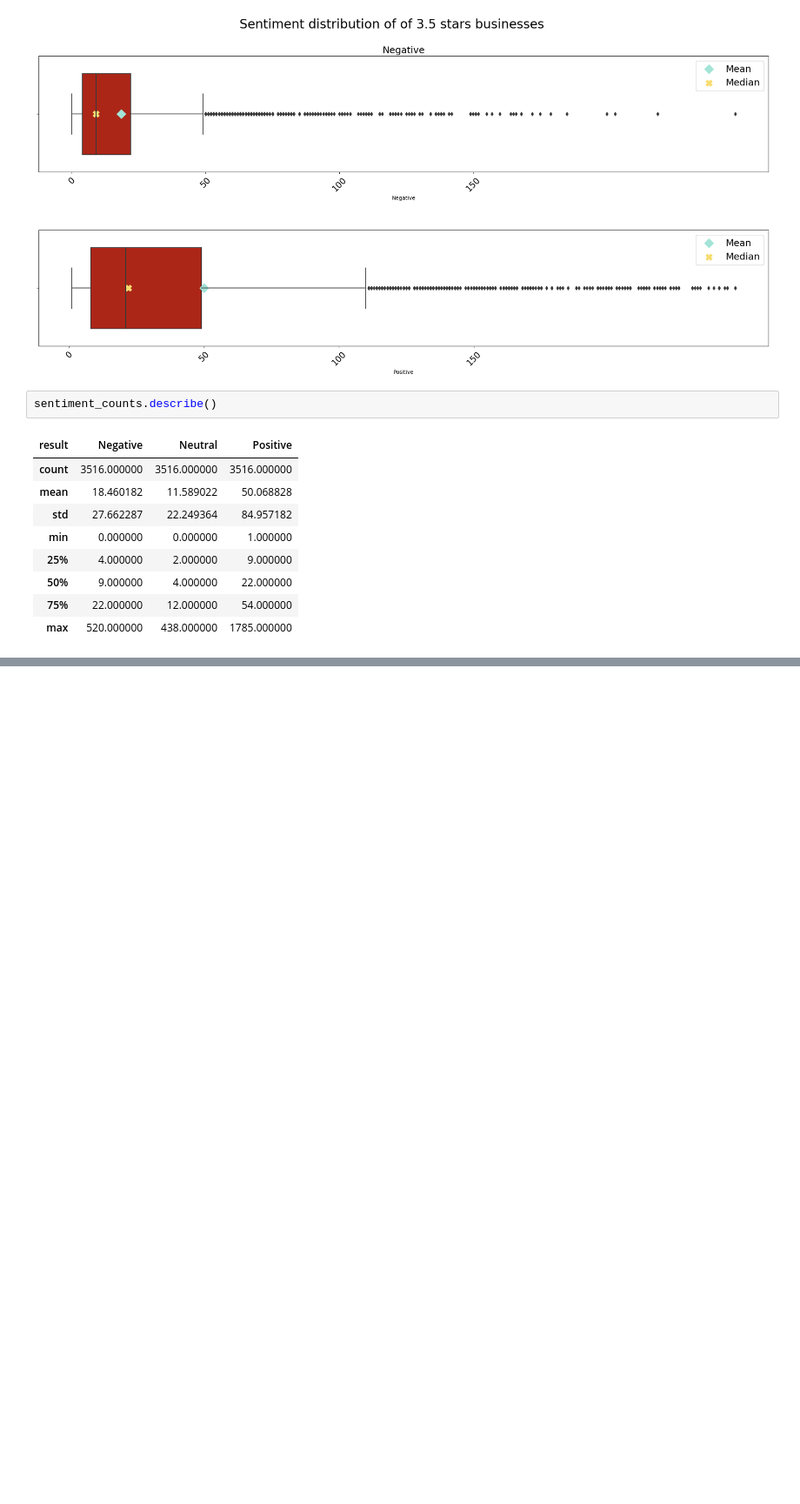
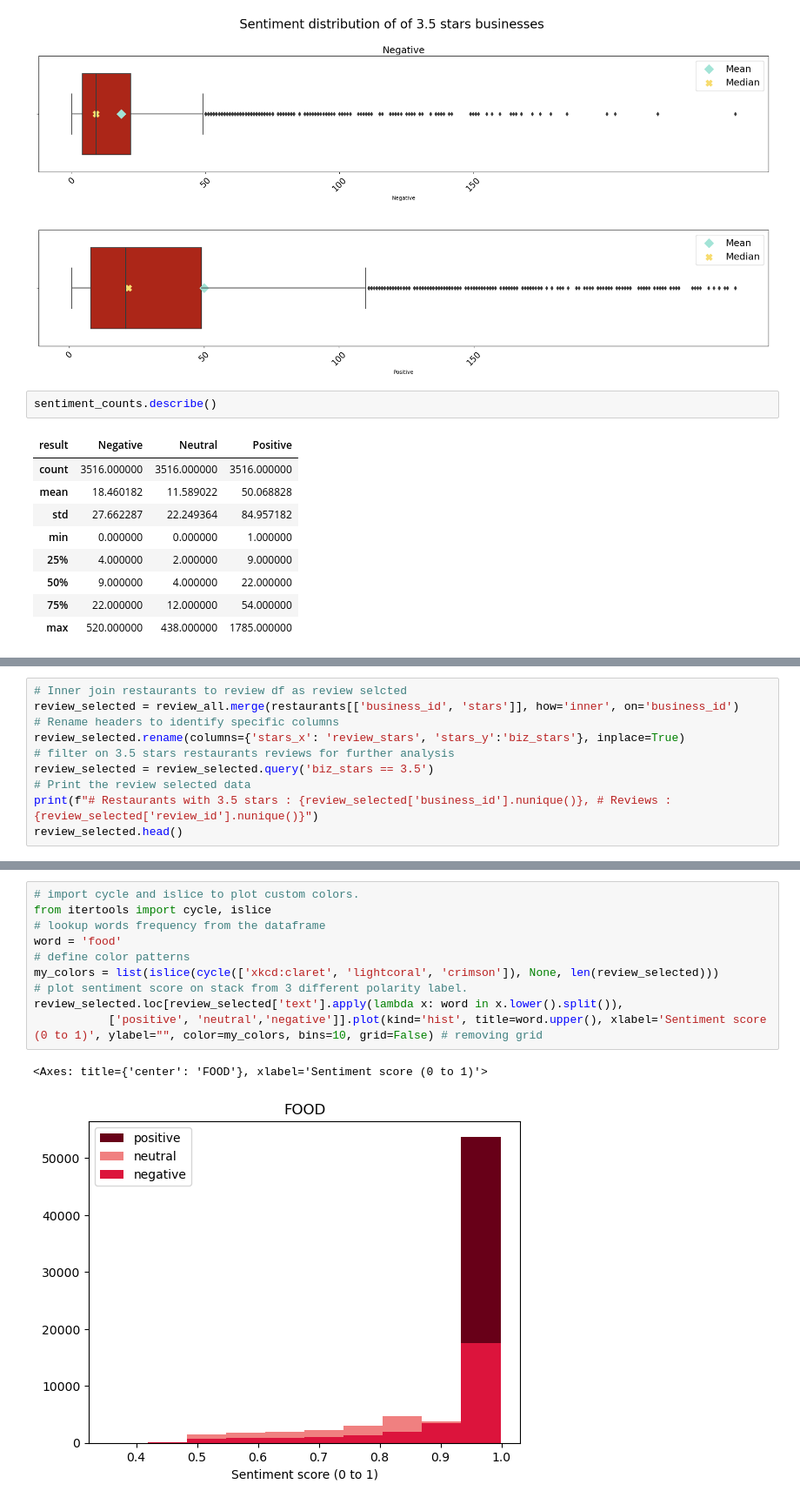
Before and after one commit to raska0010/listen-to-your-customers, a Jupyter notebook: EDA_yelp.ipynb, the cells around one changed output, grey strips where cells are left out. Shown: that part at 87% size. Drawn from its saved outputs; the diff is of its cells as text; blank space fills up the shorter version.

```diff
--- a/EDA_yelp.ipynb
+++ b/EDA_yelp.ipynb
@@ -131,0 +151,10 @@ sentiment_counts.describe()
+# %%
+# Inner join restaurants to review df as review selcted
+review_selected = review_all.merge(restaurants[['business_id', 'stars']], how='inner', on='business_id')
+# Rename headers to identify specific columns
+review_selected.rename(columns={'stars_x': 'review_stars', 'stars_y':'biz_stars'}, inplace=True)
+# filter on 3.5 stars restaurants reviews for further analysis
+review_selected = review_selected.query('biz_stars == 3.5')
+# Print the review selected data
+print(f"# Restaurants with 3.5 stars : {review_selected['business_id'].nunique()}, # Reviews : {review_selected['review_id'].nunique()}")
+review_selected.head()
@@ -131,0 +169,13 @@ sentiment_counts.describe()
+# %%
+# import cycle and islice to plot custom colors.
+from itertools import cycle, islice
+# lookup words frequency from the dataframe
+word = 'food'
+# define color patterns
+my_colors = list(islice(cycle(['xkcd:claret', 'lightcoral', 'crimson']), None, len(review_selected)))
+# plot sentiment score on stack from 3 different polarity label.
+review_selected.loc[review_selected['text'].apply(lambda x: word in x.lower().split()),
+           ['positive', 'neutral','negative']].plot(kind='hist', title=word.upper(), xlabel='Sentiment score (0 to 1)', ylabel="", color=my_colors, bins=10, grid=False) # removing grid
+# %% [output]
+<Axes: title={'center': 'FOOD'}, xlabel='Sentiment score (0 to 1)'>
+[figure, added]
```
Also changed, not shown: parts of 6 cells of this notebook.
